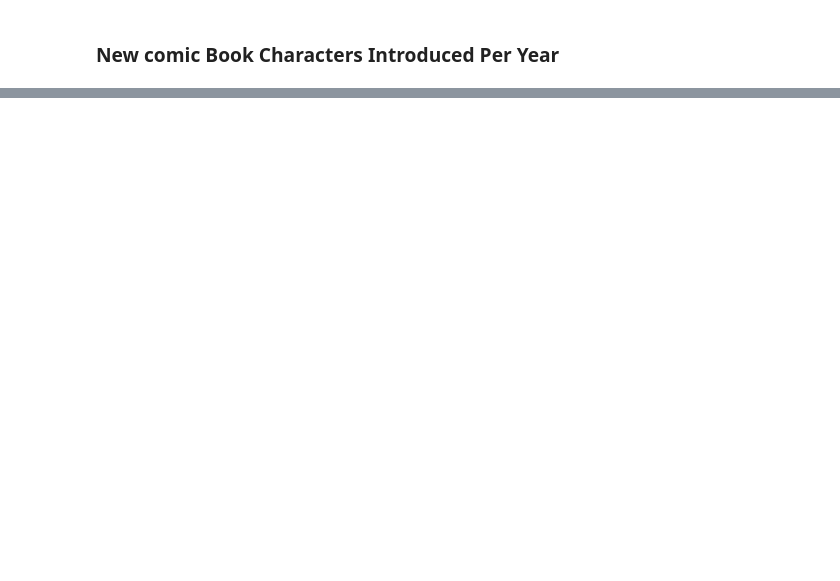
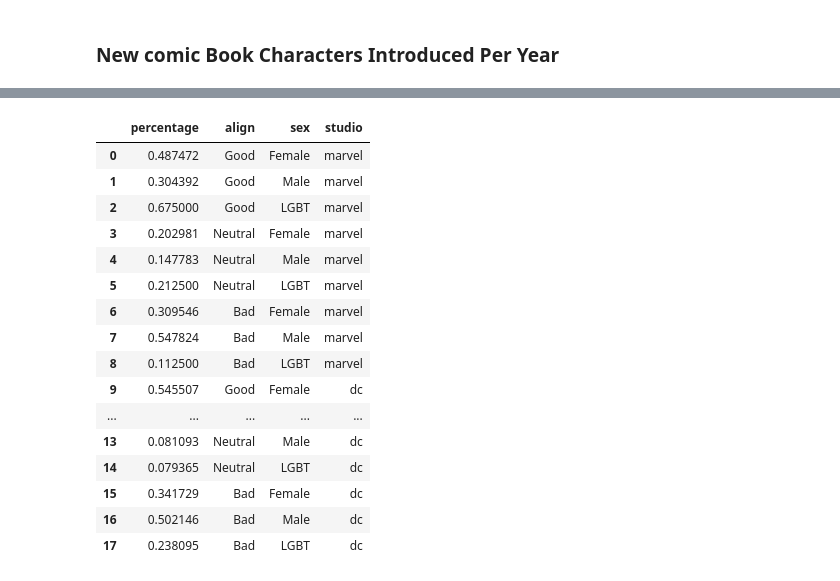
Before and after one commit to sluzhynskyi/DataVisualization, a Jupyter notebook: FinalProject/final_project.ipynb, the cells around one changed output, grey strips where cells are left out. Cells and saved outputs as stored; diff of their text form; code cells hidden in the pictures; blank space fills up the shorter version.

Commit message:
Added Character alignment by gender

```diff
--- a/FinalProject/final_project.ipynb
+++ b/FinalProject/final_project.ipynb
@@ -228,0 +272,53 @@ alt.layer(
+# %%
+def good_bad_character(df):
+    studios = ["marvel", "dc"]
+    columns = ["percentage", "align", "sex", "studio"]
+    aligns = ["Good", "Neutral", "Bad"]
+
+    df_good_bad_character = pd.DataFrame(columns=columns)
+    female_mask = df["sex"] == "Female"
+    male_mask = df["sex"] == "Male"
+    gsm_mask = ~df["gsm"].isnull()
+    align_not_null = ~df["align"].isnull()
+
+    for s in studios:
+        studio_mask = (df["studio"] == s) & align_not_null
+        female_studio_count = len(df[female_mask & studio_mask])
+        male_studio_count = len(df[male_mask & studio_mask])
+        gsm_studio_count = len(df[gsm_mask & studio_mask])
+        for a in aligns:
+            align_and_studio_mask = (df["align"] == a) & (df["studio"] == s)
+            f_p = len(df[female_mask & align_and_studio_mask]) / female_studio_count
+            m_p = len(df[male_mask & align_and_studio_mask]) / male_studio_count
+            gsm_p = len(df[gsm_mask & align_and_studio_mask]) / gsm_studio_count
+
+            df_temp_f = pd.DataFrame([[f_p, a, "Female", s]], columns=columns)
+            df_temp_m = pd.DataFrame([[m_p, a, "Male", s]], columns=columns)
+            df_temp_gsm = pd.DataFrame([[gsm_p, a, "LGBT", s]], columns=columns)
+
+            for df_temp in [df_temp_f, df_temp_m, df_temp_gsm]:
+                df_good_bad_character = df_good_bad_character.append(
+                    df_temp, ignore_index=True
+                )
+    return df_good_bad_character
+# %%
+df_good_bad_character = good_bad_character(df)
+df_good_bad_character.head(20)
+# %% [output]
+|  | percentage | align | sex | studio |
+| 0 | 0.487472 | Good | Female | marvel |
+| 1 | 0.304392 | Good | Male | marvel |
+| 2 | 0.675000 | Good | LGBT | marvel |
+| 3 | 0.202981 | Neutral | Female | marvel |
+| 4 | 0.147783 | Neutral | Male | marvel |
+| 5 | 0.212500 | Neutral | LGBT | marvel |
+| 6 | 0.309546 | Bad | Female | marvel |
+| 7 | 0.547824 | Bad | Male | marvel |
+| 8 | 0.112500 | Bad | LGBT | marvel |
+| 9 | 0.545507 | Good | Female | dc |
+| ... | ... | ... | ... | ... |
+| 13 | 0.081093 | Neutral | Male | dc |
+| 14 | 0.079365 | Neutral | LGBT | dc |
+| 15 | 0.341729 | Bad | Female | dc |
+| 16 | 0.502146 | Bad | Male | dc |
+| 17 | 0.238095 | Bad | LGBT | dc |
```
Also changed, not shown: parts of 7 cells of this notebook.
